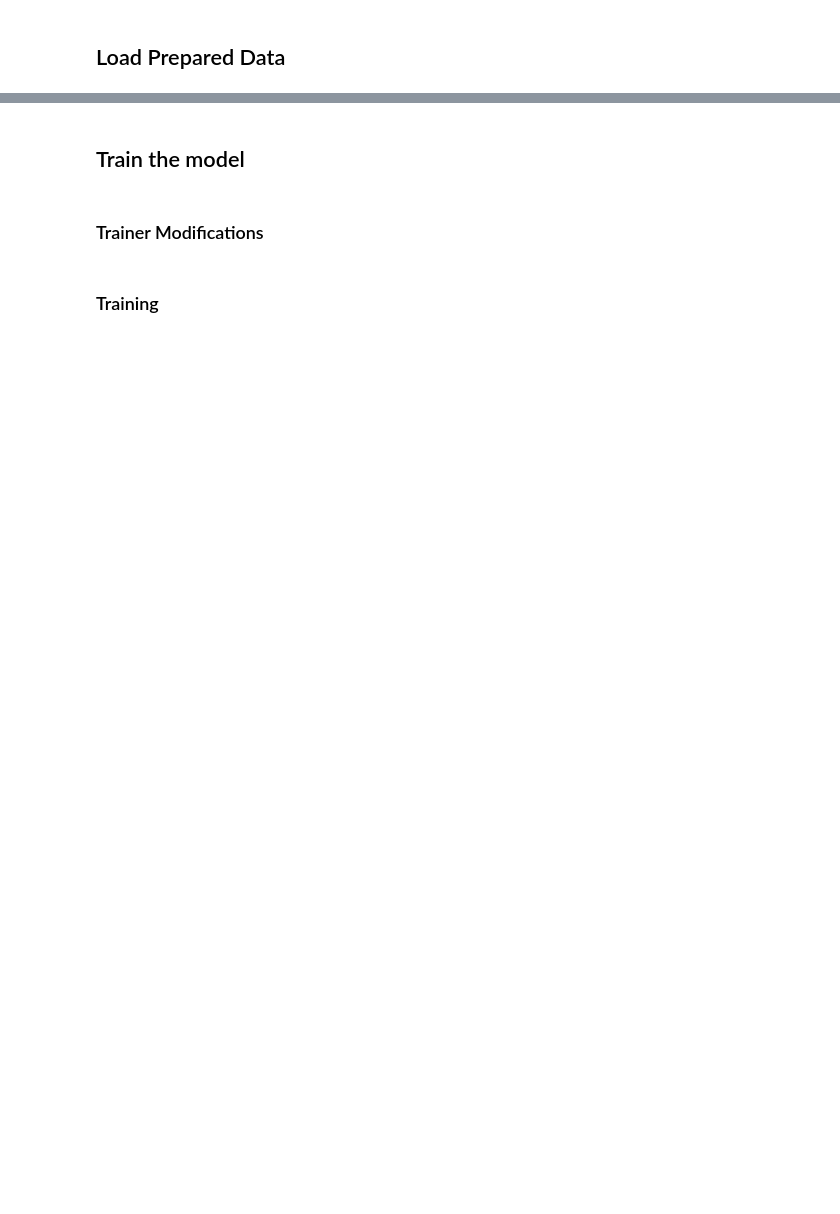
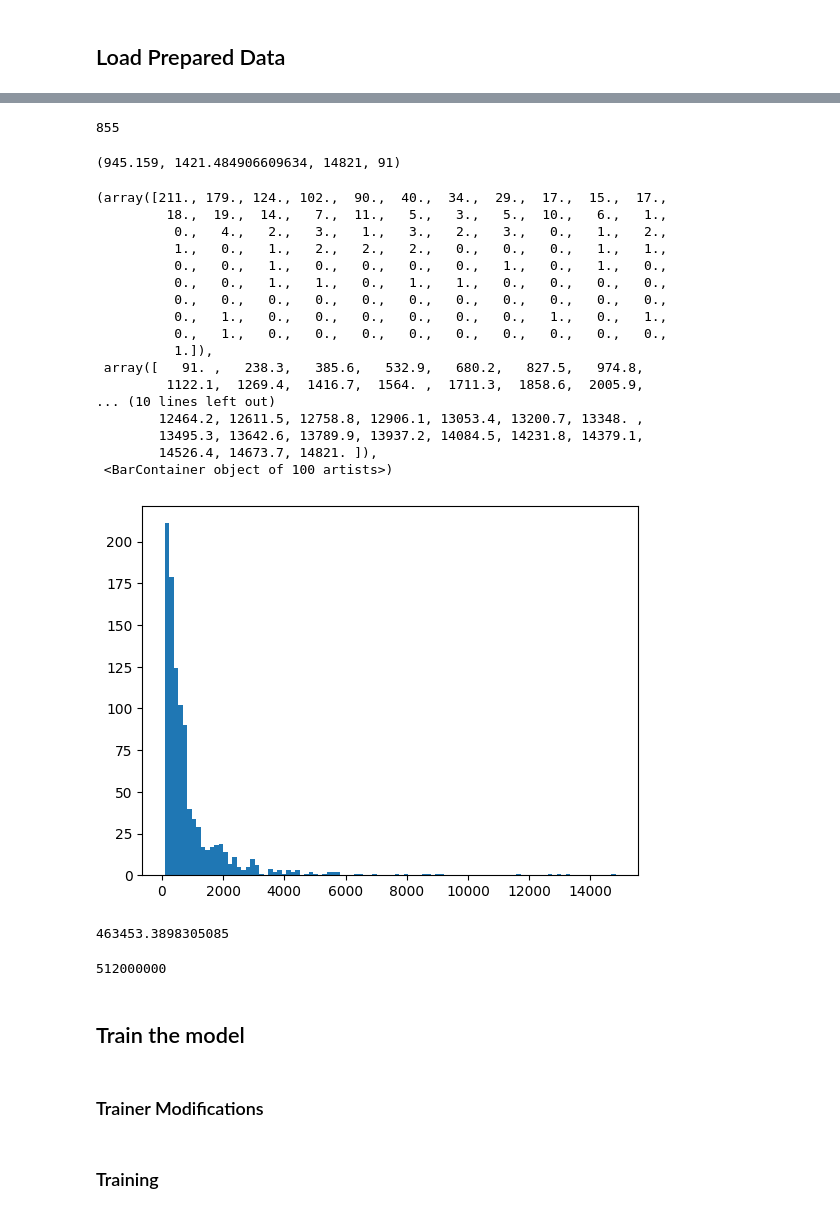
Before and after one commit to mlynatom/master-thesis, a Jupyter notebook: training/continued_pretraining/continued_pretraining.ipynb, the cells around one changed output, grey strips where cells are left out. Cells and saved outputs as stored; diff of their text form; code cells hidden in the pictures; blank space fills up the shorter version.

```diff
--- a/training/continued_pretraining/continued_pretraining.ipynb
+++ b/training/continued_pretraining/continued_pretraining.ipynb
@@ -96,11 +100,13 @@ SEED = 42
 # %% [markdown]
 ## 🧠 Load Model
 # %%
-max_seq_length = 512 # Choose any! We auto support RoPE Scaling internally!
+max_seq_length = 1024 # Choose any! We auto support RoPE Scaling internally!
 dtype = torch.bfloat16 # None for auto detection. Float16 for Tesla T4, V100, Bfloat16 for Ampere+
-load_in_4bit = False # Use 4bit quantization to reduce memory usage. Can be False.
+load_in_4bit = True # Use 4bit quantization to reduce memory usage. Can be False.
 
 model_id = "meta-llama/Llama-3.1-8B"
+
+#model_id = "meta-llama/Llama-3.2-3B"
 
 model, tokenizer = FastLanguageModel.from_pretrained(
     model_name = model_id,
@@ -275,9 +251,10 @@ dataset = dataset.map(preprocess_function, batched=True)
 # %%
 from datasets import load_from_disk, load_dataset
 
-dataset = load_from_disk("data/pretraining/fineweb-2_ces_Latn_19531250_llama_preprocessed")
-#dataset = dataset.select(range(1953125))
-dataset = dataset.select(range(100000))
-#dataset = dataset.to_iterable_dataset()
+dataset = load_from_disk("/mnt/personal/mlynatom/data/pretraining/fineweb-2_ces_Latn_19531250_llama_preprocessed")
+#dataset = dataset.take(500000)
+dataset = dataset.take(1000)
+# dataset = dataset.to_iterable_dataset()
+# dataset = dataset.with_format("torch")
 dataset
 # %% [output]
@@ -288,3 +271,50 @@ Dataset({
+# %%
+len(tokenizer(dataset[4886]["text"])["input_ids"])
+# %% [output]
+855
+# %%
+#compute on sample average and std of tokenized text lenghts
+import numpy as np
+
+lengths = []
+for i in range(1000):
+    tokenized = tokenizer(dataset[i]["text"])["input_ids"]
+    lengths.append(len(tokenized))
+
+np.mean(lengths), np.std(lengths), np.max(lengths), np.min(lengths)
+# %% [output]
+(945.159, 1421.484906609634, 14821, 91)
+# %%
+import matplotlib.pyplot as plt
+
+plt.hist(lengths, bins=100)
+# %% [output]
+(array([211., 179., 124., 102.,  90.,  40.,  34.,  29.,  17.,  15.,  17.,
+         18.,  19.,  14.,   7.,  11.,   5.,   3.,   5.,  10.,   6.,   1.,
+          0.,   4.,   2.,   3.,   1.,   3.,   2.,   3.,   0.,   1.,   2.,
+          1.,   0.,   1.,   2.,   2.,   2.,   0.,   0.,   0.,   1.,   1.,
+          0.,   0.,   1.,   0.,   0.,   0.,   0.,   1.,   0.,   1.,   0.,
+          0.,   0.,   1.,   1.,   0.,   1.,   1.,   0.,   0.,   0.,   0.,
+          0.,   0.,   0.,   0.,   0.,   0.,   0.,   0.,   0.,   0.,   0.,
+          0.,   1.,   0.,   0.,   0.,   0.,   0.,   0.,   1.,   0.,   1.,
+          0.,   1.,   0.,   0.,   0.,   0.,   0.,   0.,   0.,   0.,   0.,
+          1.]),
+ array([   91. ,   238.3,   385.6,   532.9,   680.2,   827.5,   974.8,
+         1122.1,  1269.4,  1416.7,  1564. ,  1711.3,  1858.6,  2005.9,
+... (10 lines left out)
+        12464.2, 12611.5, 12758.8, 12906.1, 13053.4, 13200.7, 13348. ,
+        13495.3, 13642.6, 13789.9, 13937.2, 14084.5, 14231.8, 14379.1,
+        14526.4, 14673.7, 14821. ]),
+ <BarContainer object of 100 artists>)
+[figure, added]
+# %%
+1953125*42/177
+# %% [output]
+463453.3898305085
+# %%
+500000*1024
+# %% [output]
+512000000
 # %% [markdown]
 ## Train the model
 # %% [markdown]
```
Also changed, not shown: parts of 48 cells of this notebook, 31 other files.
